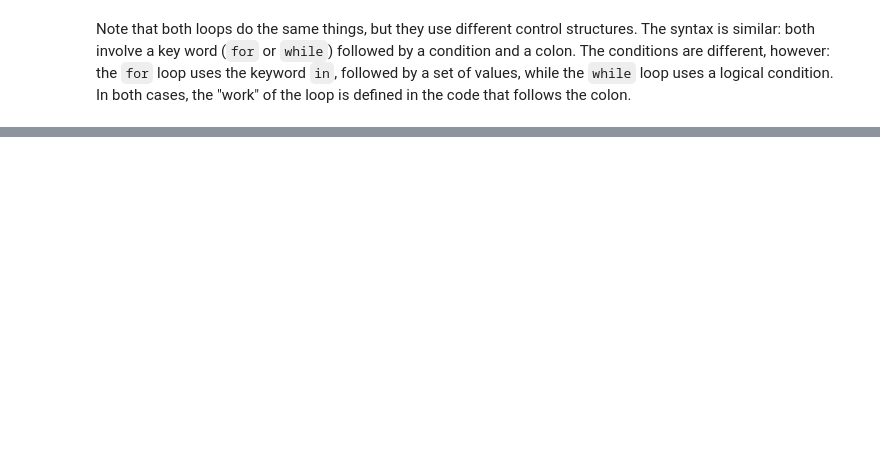
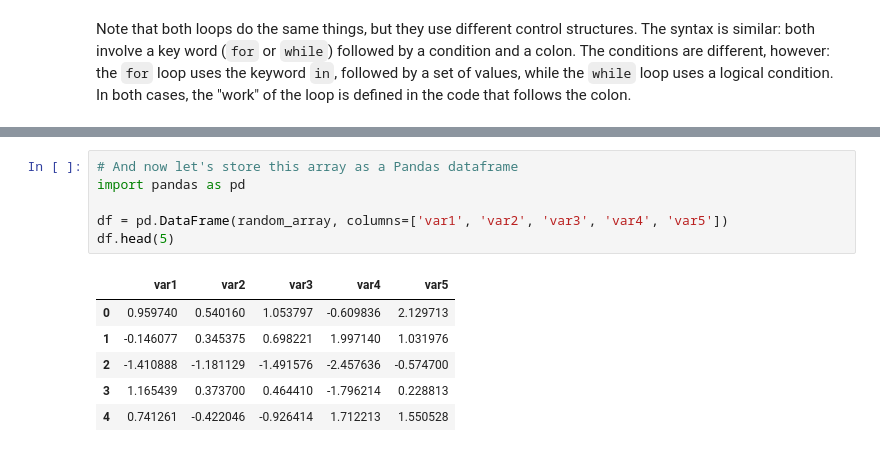
Before and after one commit to TheEvergreenStateCollege/upper-division-cs-24-25, a Jupyter notebook: da-25wi/class_demos/short_python_tutorial.ipynb, the cells around one changed output, grey strips where cells are left out. Drawn from its saved outputs; the diff is of its cells as text; blank space fills up the shorter version.

```diff
--- a/da-25wi/class_demos/short_python_tutorial.ipynb
+++ b/da-25wi/class_demos/short_python_tutorial.ipynb
@@ -229,0 +358,13 @@ Note that both loops do the same things, but they use different control structur
+# %%
+# And now let's store this array as a Pandas dataframe
+import pandas as pd
+
+df = pd.DataFrame(random_array, columns=['var1', 'var2', 'var3', 'var4', 'var5'])
+df.head(5)
+# %% [output]
+|  | var1 | var2 | var3 | var4 | var5 |
+| 0 | 0.959740 | 0.540160 | 1.053797 | -0.609836 | 2.129713 |
+| 1 | -0.146077 | 0.345375 | 0.698221 | 1.997140 | 1.031976 |
+| 2 | -1.410888 | -1.181129 | -1.491576 | -2.457636 | -0.574700 |
+| 3 | 1.165439 | 0.373700 | 0.464410 | -1.796214 | 0.228813 |
+| 4 | 0.741261 | -0.422046 | -0.926414 | 1.712213 | 1.550528 |
```
Also changed, not shown: parts of 39 cells of this notebook, 1 other file.
